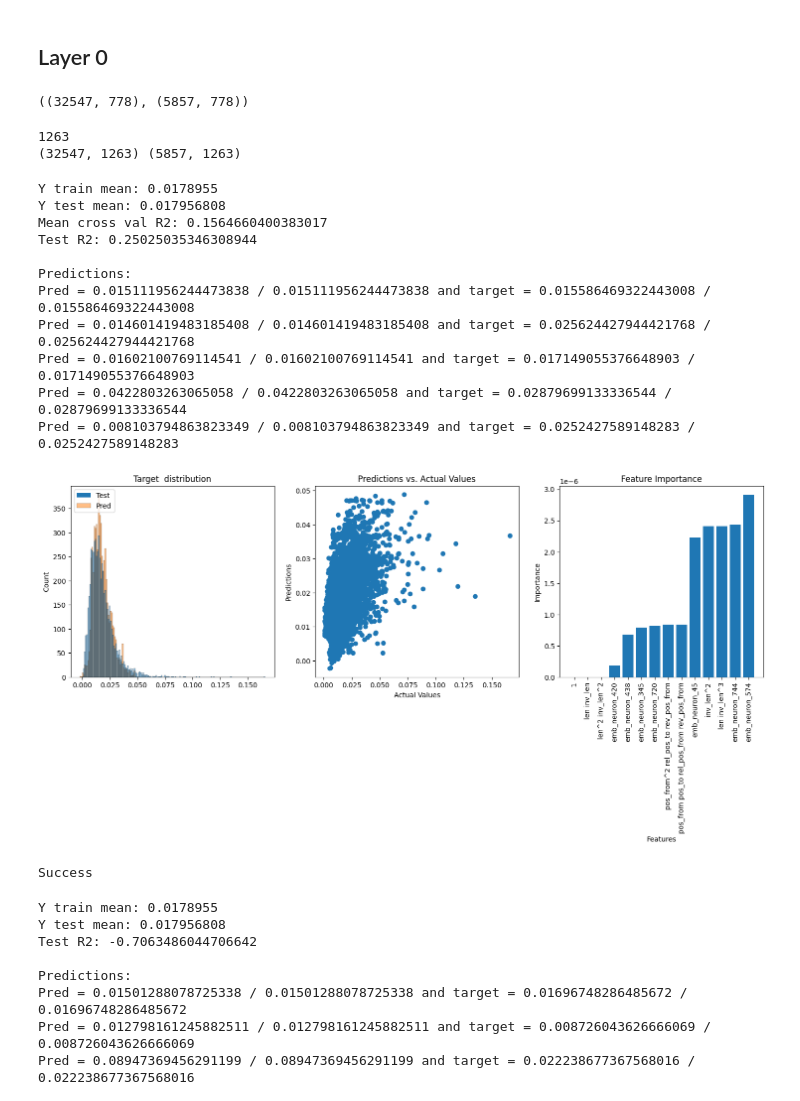
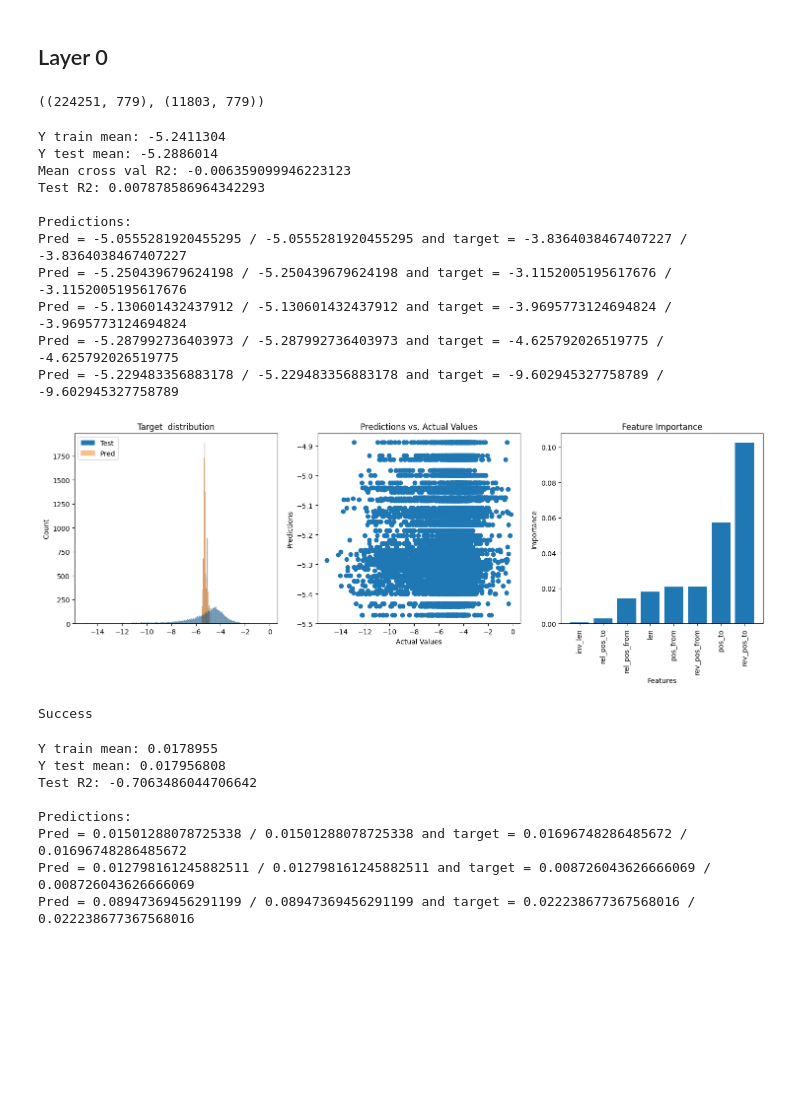
Before and after one commit to JetBrains-Research/effective-inference, a Jupyter notebook: notebooks/PredictBertAttentionOterModels.ipynb, the cells around one changed output. Drawn from its saved outputs; the diff is of its cells as text; code cells hidden in the pictures; blank space fills up the shorter version.

Commit message:
Research data collecting updates

```diff
--- a/notebooks/PredictBertAttentionOterModels.ipynb
+++ b/notebooks/PredictBertAttentionOterModels.ipynb
@@ -249,11 +249,16 @@ log_reverse = lambda x: (np.exp(x) - 1) / 1000
 # %% [markdown]
 ## Layer 0
 # %%
-X_train, y_train, X_test, y_test = get_dataset_for_regression(layer=0, head_num=0)
-X_train, y_train, X_test, y_test = np.array(X_train), np.array(y_train), np.array(X_test), np.array(y_test)
+# X_train, y_train, X_test, y_test = get_dataset_for_regression(layer=0, head_num=0)
+# X_train, y_train, X_test, y_test = np.array(X_train), np.array(y_train), np.array(X_test), np.array(y_test)
+with h5py.File(f'notebooks/data/mrpc/layer_0/{3}.hdf5', 'r') as f:
+                X_train = f['X_train'][()]
+                y_train = f['y_train'][()]
+                X_test = f['X_test'][()]
+                y_test = f['y_test'][()]
 X_train.shape, X_test.shape
 # %% [output]
-((32547, 778), (5857, 778))
+((224251, 779), (11803, 779))
 # %%
 ## ADD ALL TOGETHER
 feature_names = {'pos_from': [0], 'pos_to':[1], 'len': [4],
@@ -264,38 +269,25 @@ lst_features = [0, 1, 4, 5, 6, 7, 8, 9]
 
 feature_names_no_poly = list(feature_names) + [f'emb_neuron_{i}' for i in range(10,778)]
 
-poly_transform = PolynomialFeatures(degree=4)
-X_train_poly = poly_transform.fit_transform(X_train[:, lst_features])
-X_test_poly = poly_transform.transform(X_test[:, lst_features])
-
-X_train_poly = np.concatenate((X_train_poly, X_train[:, list(range(10,778))]), axis=1)
-X_test_poly = np.concatenate((X_test_poly, X_test[:, list(range(10,778))]), axis=1)
-
-feature_names = list(poly_transform.get_feature_names_out(feature_names)) + [f'emb_neuron_{i}' for i in range(10,778)]
-print(len(feature_names))
-print(X_train_poly.shape, X_test_poly.shape)
-
 # learn(pipe_linear, id_scaler, id_scaler, X_train_poly, y_train, X_test_poly, y_test, feature_names)
 # print('Success')
-# %% [output]
-1263
-(32547, 1263) (5857, 1263)
 # %%
-learn_linear(pipe_linear, id_scaler, id_scaler, X_train_poly, y_train, X_test_poly, y_test, feature_names)
+learn_linear(pipe_linear, id_scaler, id_scaler,  X_train[:, lst_features], y_train,
+           X_test[:, lst_features], y_test, feature_names)
 print('Success')
 # %% [output]
-Y train mean: 0.0178955
-Y test mean: 0.017956808
-Mean cross val R2: 0.1564660400383017
-Test R2: 0.25025035346308944
+Y train mean: -5.2411304
+Y test mean: -5.2886014
+Mean cross val R2: -0.006359099946223123
+Test R2: 0.007878586964342293
 
 Predictions:
-Pred = 0.015111956244473838 / 0.015111956244473838 and target = 0.015586469322443008 / 0.015586469322443008
-Pred = 0.014601419483185408 / 0.014601419483185408 and target = 0.025624427944421768 / 0.025624427944421768
-Pred = 0.01602100769114541 / 0.01602100769114541 and target = 0.017149055376648903 / 0.017149055376648903
-Pred = 0.0422803263065058 / 0.0422803263065058 and target = 0.02879699133336544 / 0.02879699133336544
-Pred = 0.008103794863823349 / 0.008103794863823349 and target = 0.0252427589148283 / 0.0252427589148283
+Pred = -5.0555281920455295 / -5.0555281920455295 and target = -3.8364038467407227 / -3.8364038467407227
+Pred = -5.250439679624198 / -5.250439679624198 and target = -3.1152005195617676 / -3.1152005195617676
+Pred = -5.130601432437912 / -5.130601432437912 and target = -3.9695773124694824 / -3.9695773124694824
+Pred = -5.287992736403973 / -5.287992736403973 and target = -4.625792026519775 / -4.625792026519775
+Pred = -5.229483356883178 / -5.229483356883178 and target = -9.602945327758789 / -9.602945327758789
-[figure, old version]
+[figure, new version]
 Success
 # %%
 learn_tree(DecisionTreeRegressor(),
```
Also changed, not shown: 6 other files.
